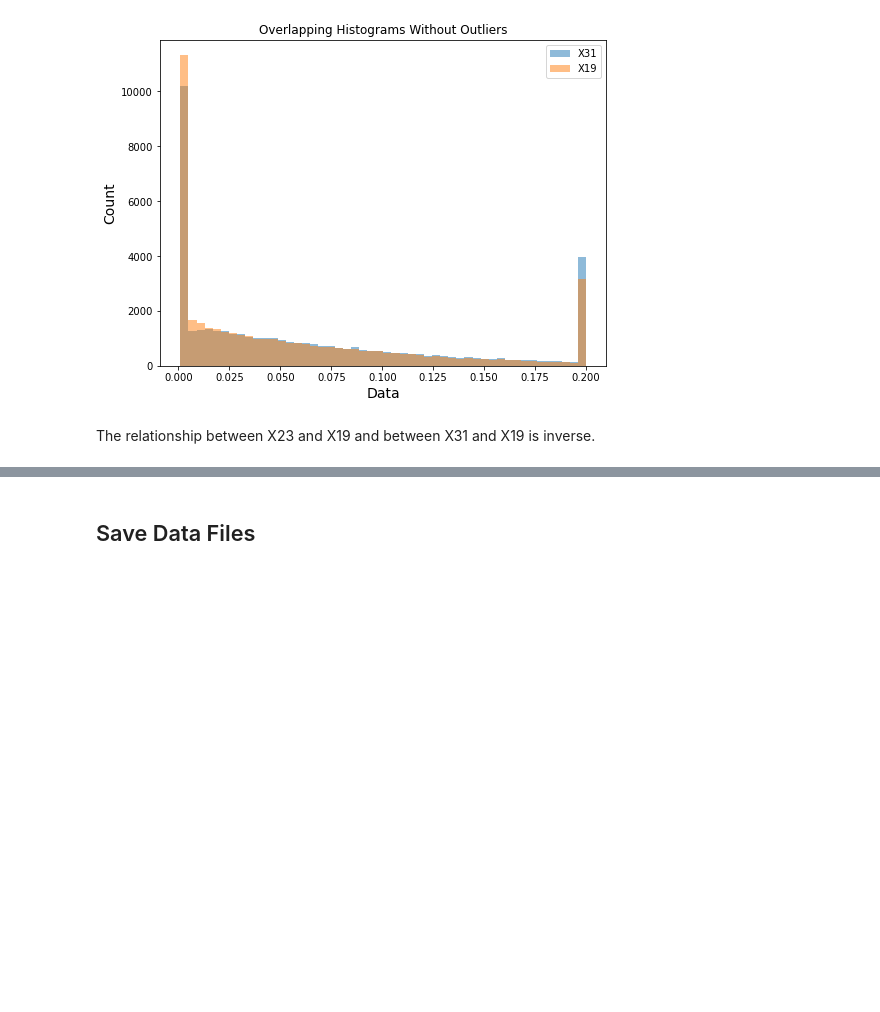
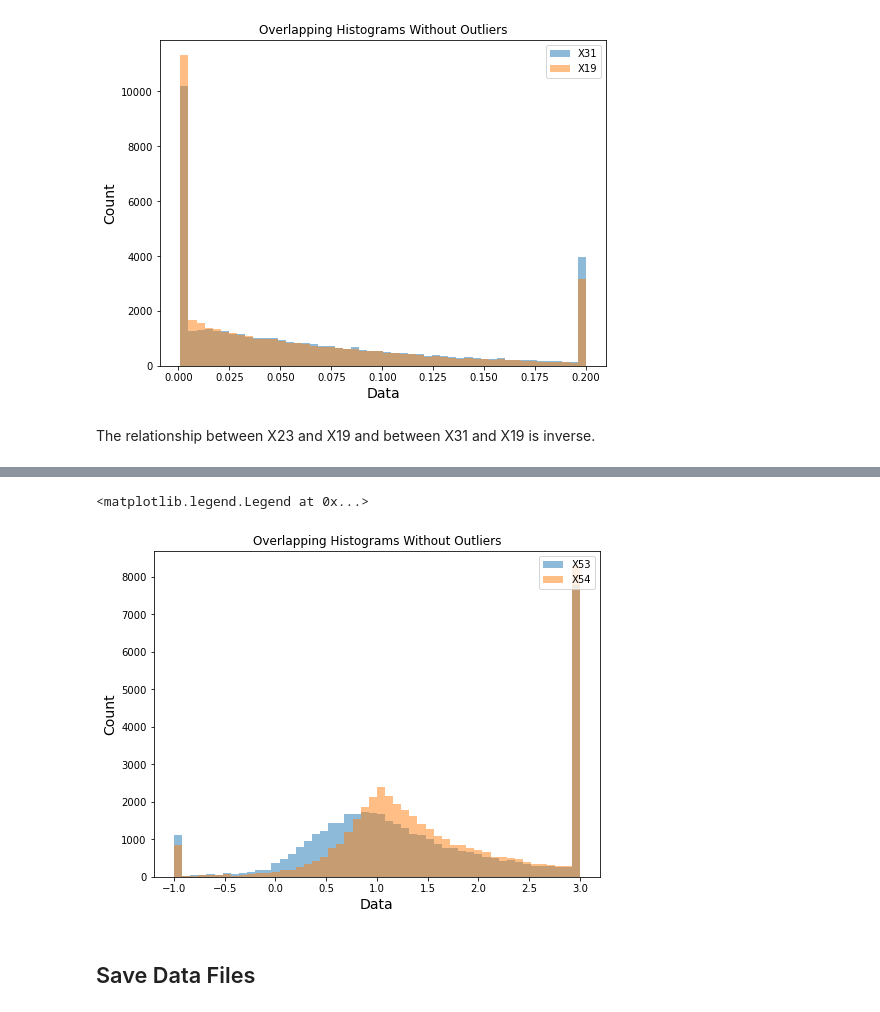
Before and after one commit to bill-fowler65/Springboard, a Jupyter notebook: Capstone Project 2/Code/polishbk-2.4eda.ipynb, the cells around one changed output, grey strips where cells are left out. Drawn from its saved outputs; the diff is of its cells as text; code cells hidden in the pictures; blank space fills up the shorter version.

```diff
--- a/Capstone Project 2/Code/polishbk-2.4eda.ipynb
+++ b/Capstone Project 2/Code/polishbk-2.4eda.ipynb
@@ -553,3 +549,17 @@ The relationship between X23 and X19 and between X31 and X19 is inverse.
+# %%
+#set the plot between X53 and X54
+plt.figure(figsize=(8,6))
+plt.hist(np.clip(bankruptcy_data['X53'], -1, 3), bins=50, alpha=0.5, label="X53")
+plt.hist(np.clip(bankruptcy_data['X54'], -1, 3), bins=50, alpha=0.5, label="X54")
+
+# create the labels
+plt.xlabel("Data", size=14)
+plt.ylabel("Count", size=14)
+plt.title("Overlapping Histograms Without Outliers")
+plt.legend(loc='upper right')
+# %% [output]
+<matplotlib.legend.Legend at 0x...>
+[figure, added]
 # %% [markdown]
 ## Save Data Files
 # %%
```
Also changed, not shown: parts of 11 cells of this notebook, 1 other file.
